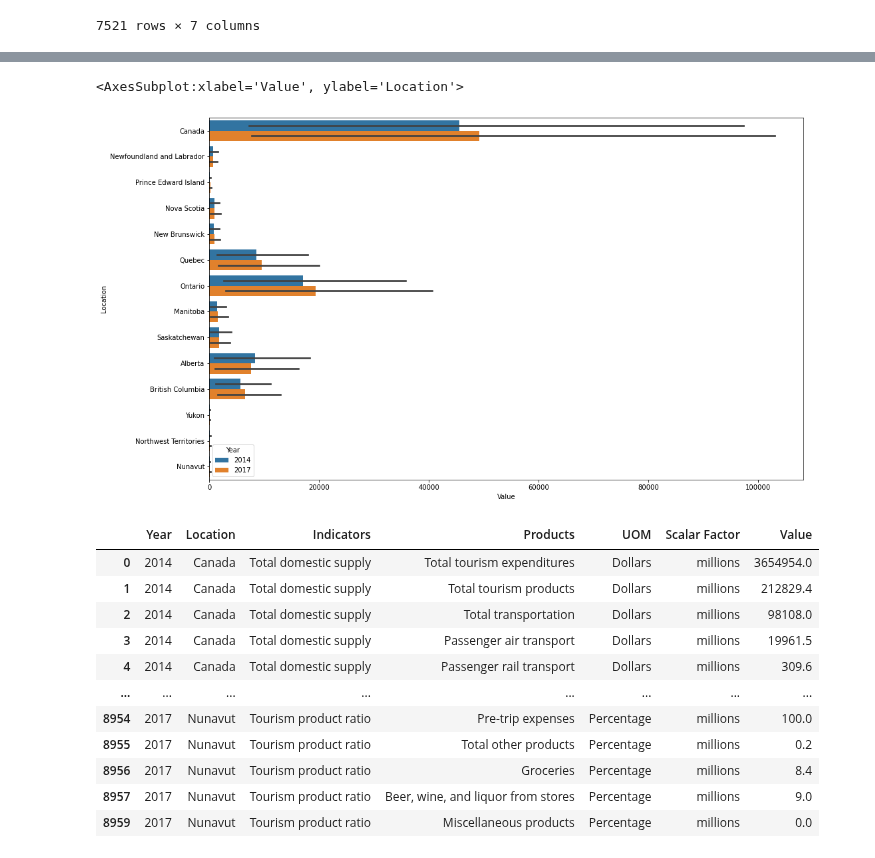
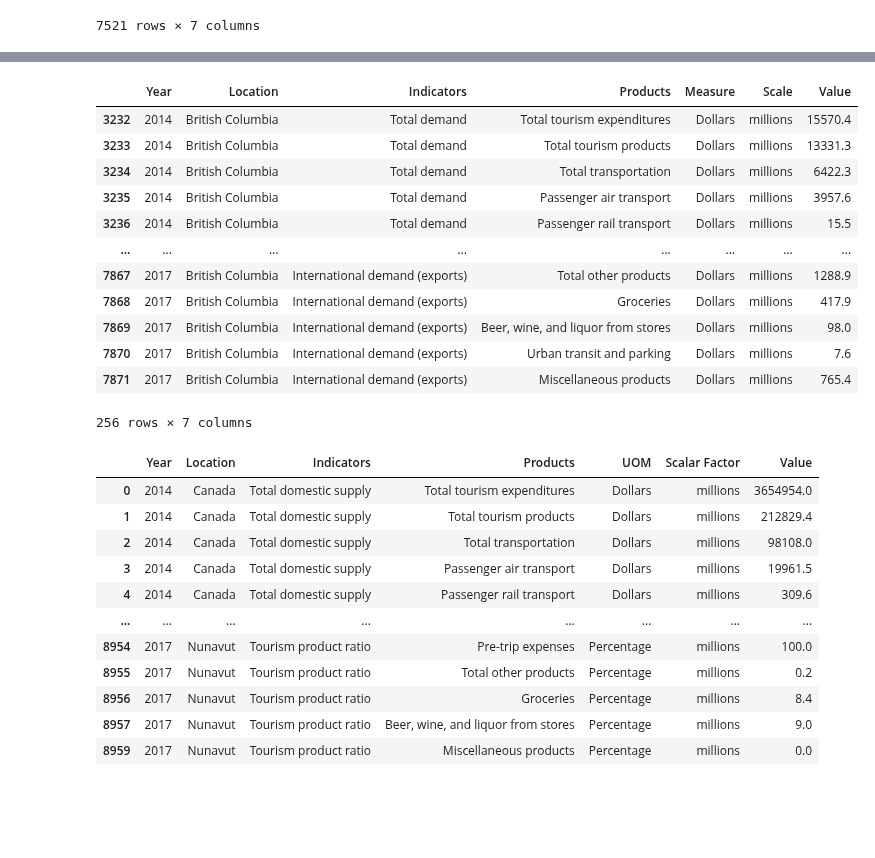
Before and after one commit to data301-2021-winter1/group05-project, a Jupyter notebook: notebooks/analysis3.ipynb, the cells around one changed output, grey strips where cells are left out. Saved outputs shown, nothing was run; the diff lists cells and outputs as text; code cells hidden in the pictures; blank space fills up the shorter version.

```diff
--- a/notebooks/analysis3.ipynb
+++ b/notebooks/analysis3.ipynb
@@ -244,11 +264,21 @@ sns.barplot(x='Value' ,y='Location',data=df2, estimator=np.mean)
-# %%
-#Here i have set the hue to year to comare the mean tourism values for each province, as you can see some provinces growth has gone up and some down
-#Again I need to ask how to set a max value range to better view results.
-plt.figure(figsize = (16,10))
-sns.barplot(x='Value',y='Location',hue='Year',data=df2, estimator=np.mean)
-# %% [output]
-<AxesSubplot:xlabel='Value', ylabel='Location'>
-[figure, removed]
+# %%
+df3 = df2[df2['Location'].isin(['British Columbia'])]
+df4 = df3[df3['Indicators'].isin(['Total demand','Interprovincial demand (exports)','Domestic demand','International demand (exports)'])]
+df4
+# %% [output]
+|  | Year | Location | Indicators | Products | Measure | Scale | Value |
+| 3232 | 2014 | British Columbia | Total demand | Total tourism expenditures | Dollars | millions | 15570.4 |
+| 3233 | 2014 | British Columbia | Total demand | Total tourism products | Dollars | millions | 13331.3 |
+| 3234 | 2014 | British Columbia | Total demand | Total transportation | Dollars | millions | 6422.3 |
+| 3235 | 2014 | British Columbia | Total demand | Passenger air transport | Dollars | millions | 3957.6 |
+| 3236 | 2014 | British Columbia | Total demand | Passenger rail transport | Dollars | millions | 15.5 |
+| ... | ... | ... | ... | ... | ... | ... | ... |
+| 7867 | 2017 | British Columbia | International demand (exports) | Total other products | Dollars | millions | 1288.9 |
+| 7868 | 2017 | British Columbia | International demand (exports) | Groceries | Dollars | millions | 417.9 |
+| 7869 | 2017 | British Columbia | International demand (exports) | Beer, wine, and liquor from stores | Dollars | millions | 98.0 |
+| 7870 | 2017 | British Columbia | International demand (exports) | Urban transit and parking | Dollars | millions | 7.6 |
+| 7871 | 2017 | British Columbia | International demand (exports) | Miscellaneous products | Dollars | millions | 765.4 |
+256 rows × 7 columns
 # %%
 ### TASK 3 - Method Chain 3.1
 # %%
```
Also changed, not shown: parts of 8 cells of this notebook, 1 other file.
